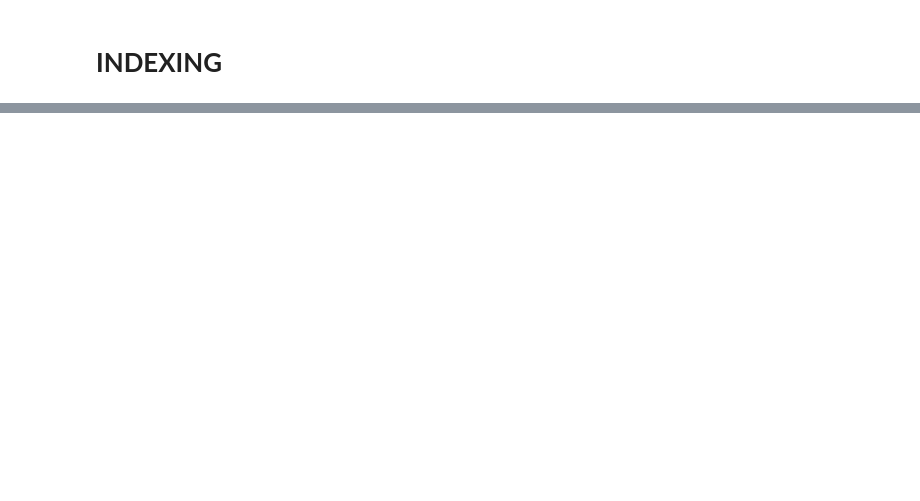
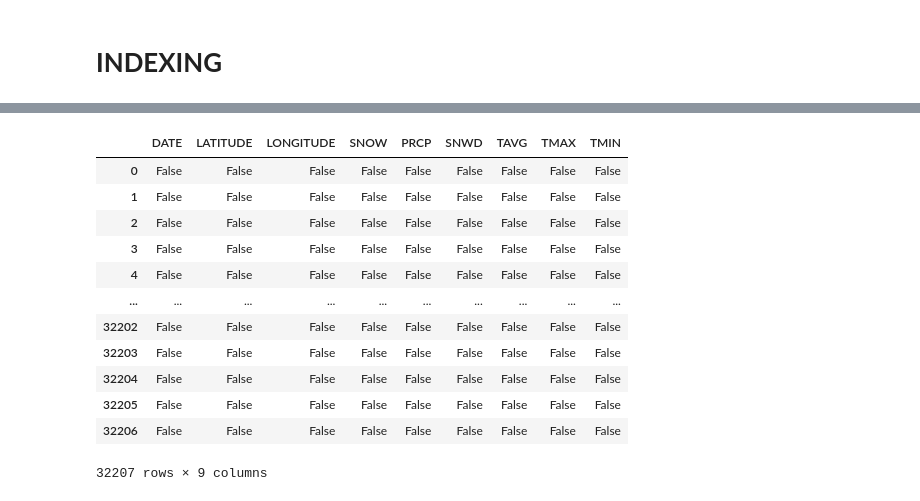
Before and after one commit to jahnavitelsang/DATASCIENCE, a Jupyter notebook: PYTHON.ipynb, the cells around one changed output, grey strips where cells are left out. Cells and saved outputs as stored; diff of their text form; code cells hidden in the pictures; blank space fills up the shorter version.

```diff
--- a/PYTHON.ipynb
+++ b/PYTHON.ipynb
@@ -82,0 +571,2 @@ print(lt1[-3])
+# %%
+df = pd.read_csv("/content/nyc_Jan_Jun_2016_weat.csv")
@@ -82,0 +752,16 @@ print(lt1[-3])
+# %%
+df.isnull()
+# %% [output]
+|  | DATE | LATITUDE | LONGITUDE | SNOW | PRCP | SNWD | TAVG | TMAX | TMIN |
+| 0 | False | False | False | False | False | False | False | False | False |
+| 1 | False | False | False | False | False | False | False | False | False |
+| 2 | False | False | False | False | False | False | False | False | False |
+| 3 | False | False | False | False | False | False | False | False | False |
+| 4 | False | False | False | False | False | False | False | False | False |
+| ... | ... | ... | ... | ... | ... | ... | ... | ... | ... |
+| 32202 | False | False | False | False | False | False | False | False | False |
+| 32203 | False | False | False | False | False | False | False | False | False |
+| 32204 | False | False | False | False | False | False | False | False | False |
+| 32205 | False | False | False | False | False | False | False | False | False |
+| 32206 | False | False | False | False | False | False | False | False | False |
+32207 rows × 9 columns
```
Also changed, not shown: parts of 208 cells of this notebook.
